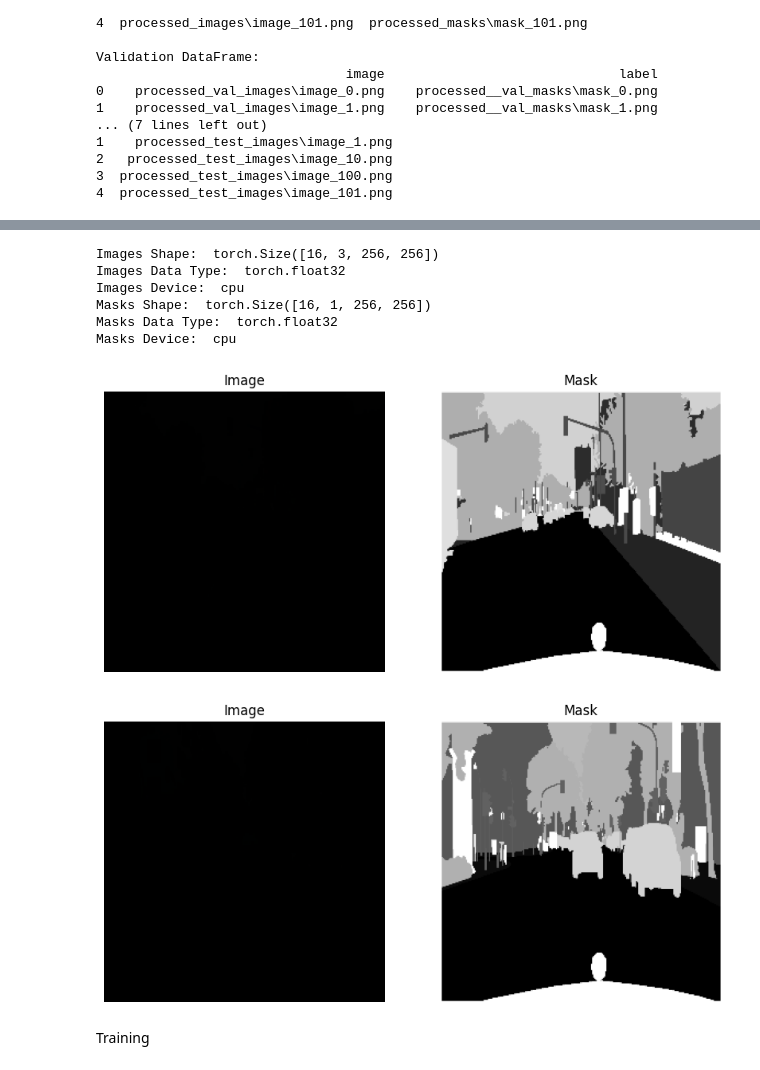
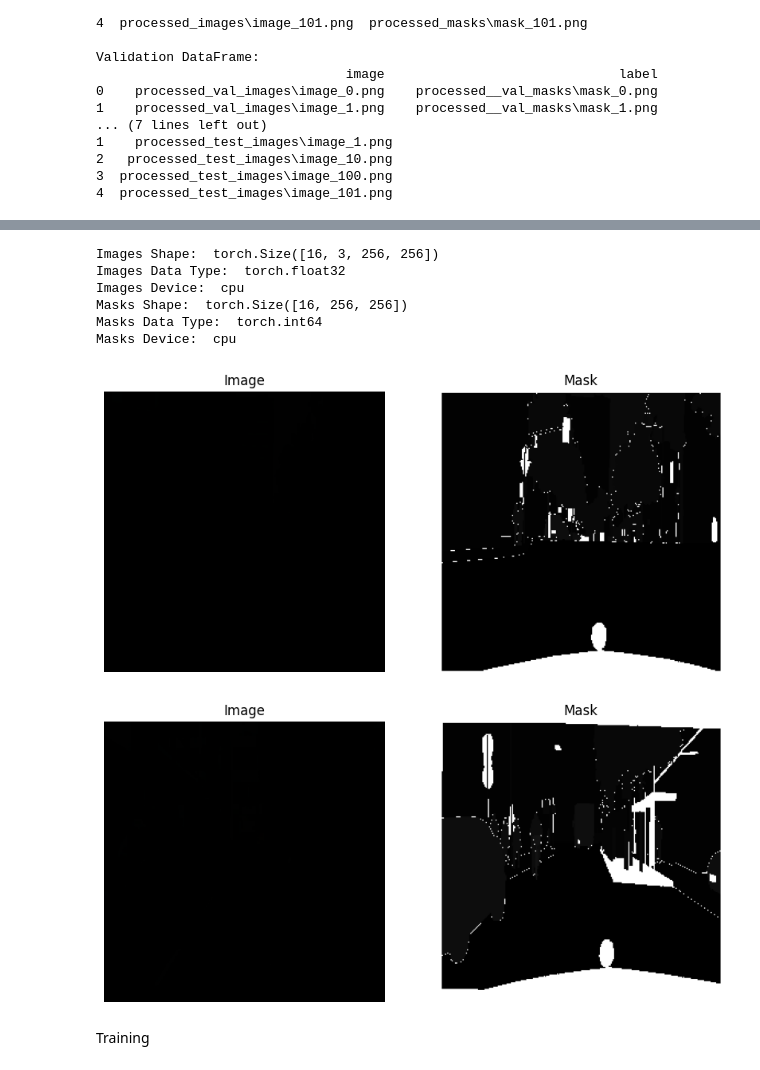
Before and after one commit to ahmedoy/CitySegmentation, a Jupyter notebook: Unet_with_preprocessing/train.ipynb, the cells around one changed output, grey strips where cells are left out. Drawn from its saved outputs; the diff is of its cells as text; code cells hidden in the pictures.

```diff
--- a/Unet_with_preprocessing/train.ipynb
+++ b/Unet_with_preprocessing/train.ipynb
@@ -140,13 +166,28 @@ def load_image(image_path):
     """
     image = Image.open(image_path).convert("RGB")
     return image
-# %%
-def load_mask(mask_path):
-    """
-    Loads a mask from the given path and returns it as a PIL Image or Tensor.
-    """
-    mask = Image.open(mask_path).convert("L")
-    return mask
+# %%
+def load_mask(mask_path):
+    """
+    Loads a mask from the given path and returns it as a tensor.
+    """
+    mask = Image.open(mask_path).convert("L")  # Load as grayscale
+    mask_tensor = torch.tensor(np.array(mask), dtype=torch.long)  # Convert to tensor directly
+
+    # Create a new tensor for remapped values
+    remapped_mask = torch.full(mask_tensor.shape, fill_value=255, dtype=torch.long)  # Using 255 as ignore index
+
+    # Valid grayscale values and their corresponding class indices
+    valid_gray_values = [13, 26, 39, 52, 65, 78, 91, 104, 117, 130, 143, 156, 169, 182, 195, 208, 221, 234, 247]
+
+    # Map valid gray values to class indices (0 for background)
+    for idx, gray_value in enumerate(valid_gray_values):
+        remapped_mask[mask_tensor == gray_value] = idx  # Map gray value to class index starting from 0
+
+    # Print unique values of the remapped mask for debugging
+    print(f"Unique mask values after remapping from {mask_path}: {torch.unique(remapped_mask)}")
+
+    return remapped_mask
 # %%
 def paths_to_images(df, has_mask=True):
     """
@@ -173,7 +214,7 @@ def paths_to_images(df, has_mask=True):
         # Load the mask only if it exists
         if has_mask:
             mask = load_mask(row['label'])
-            mask = transform(mask)  # Transform the mask (e.g., to tensor)
+            # No need to transform the mask since it's already a tensor
             mask_list.append(mask)
 
     return image_list, mask_list
@@ -271,8 +307,8 @@ for images, masks in train_loader:
 Images Shape:  torch.Size([16, 3, 256, 256])
 Images Data Type:  torch.float32
 Images Device:  cpu
-Masks Shape:  torch.Size([16, 1, 256, 256])
-Masks Data Type:  torch.float32
+Masks Shape:  torch.Size([16, 256, 256])
+Masks Data Type:  torch.int64
 Masks Device:  cpu
 # %%
 # Get one batch from the DataLoader
@@ -289,36 +325,36 @@ def visualize_from_dataloader(data_loader):
     images, masks = next(iter(data_loader))
 
     # Select the first image and mask from the batch
     image = images[0]  # Shape: (C, H, W)
     mask = masks[0]    # Shape: (C, H, W) or (H, W)
 
     # Convert image and mask for visualization
     image = image.numpy().transpose(1, 2, 0)  # (C, H, W) to (H, W, C)
     mask = mask.numpy().squeeze()  # Remove channel dimension if needed
 
     # Create a figure with 2 subplots
     plt.figure(figsize=(10, 5))
 
     # Display the image
     plt.subplot(1, 2, 1)
-    plt.imshow(image, cmap='gray')
+    plt.imshow(image)
     plt.title('Image')
     plt.axis('off')  # Hide axes
 
     # Display the mask
     plt.subplot(1, 2, 2)
     plt.imshow(mask, cmap='gray')  # Use cmap='gray' for grayscale
     plt.title('Mask')
     plt.axis('off')  # Hide axes
 
     plt.show()
 
 # Call the function to visualize
 visualize_from_dataloader(train_loader)
 visualize_from_dataloader(val_loader)
 # %% [output]
-[figure, old version]
+[figure, new version]
-[figure, old version]
+[figure, new version]
 # %% [markdown]
 Training
 # %%
```
Also changed, not shown: parts of 17 cells of this notebook.
